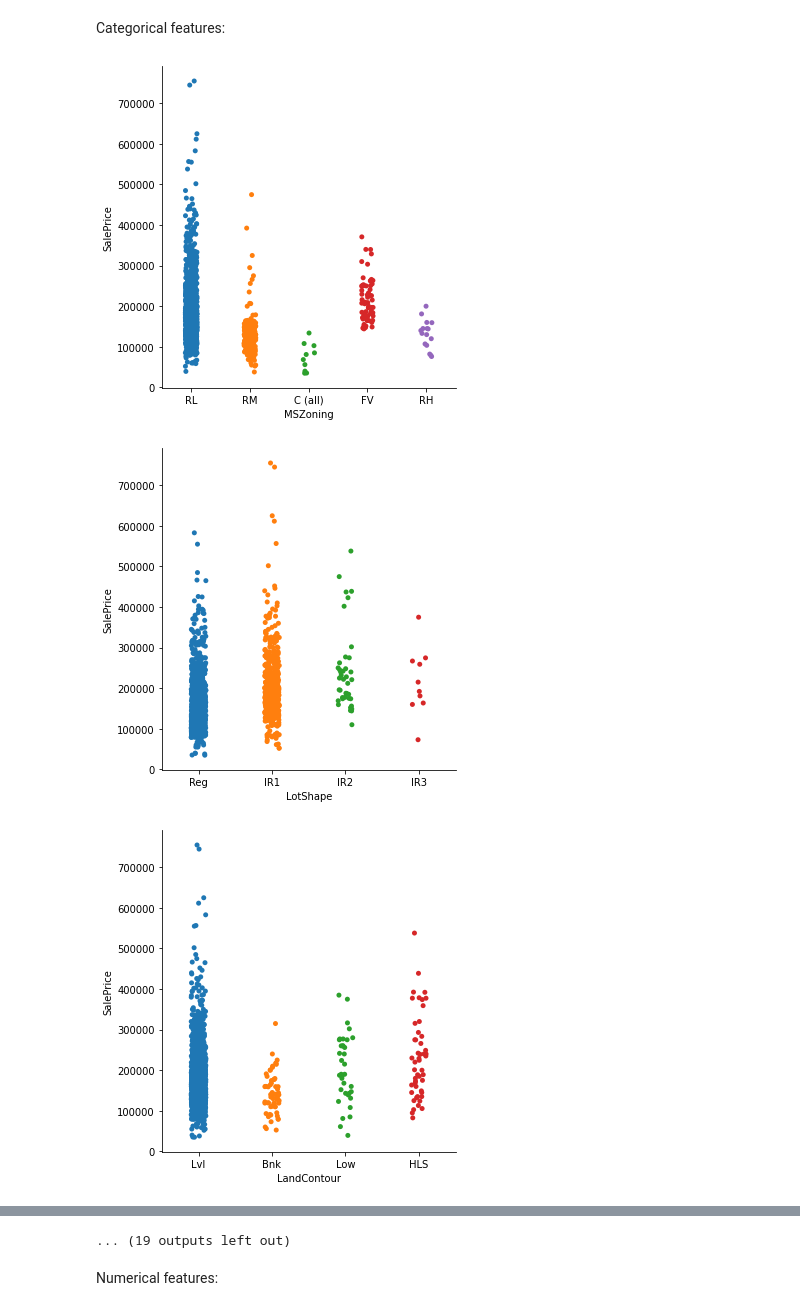
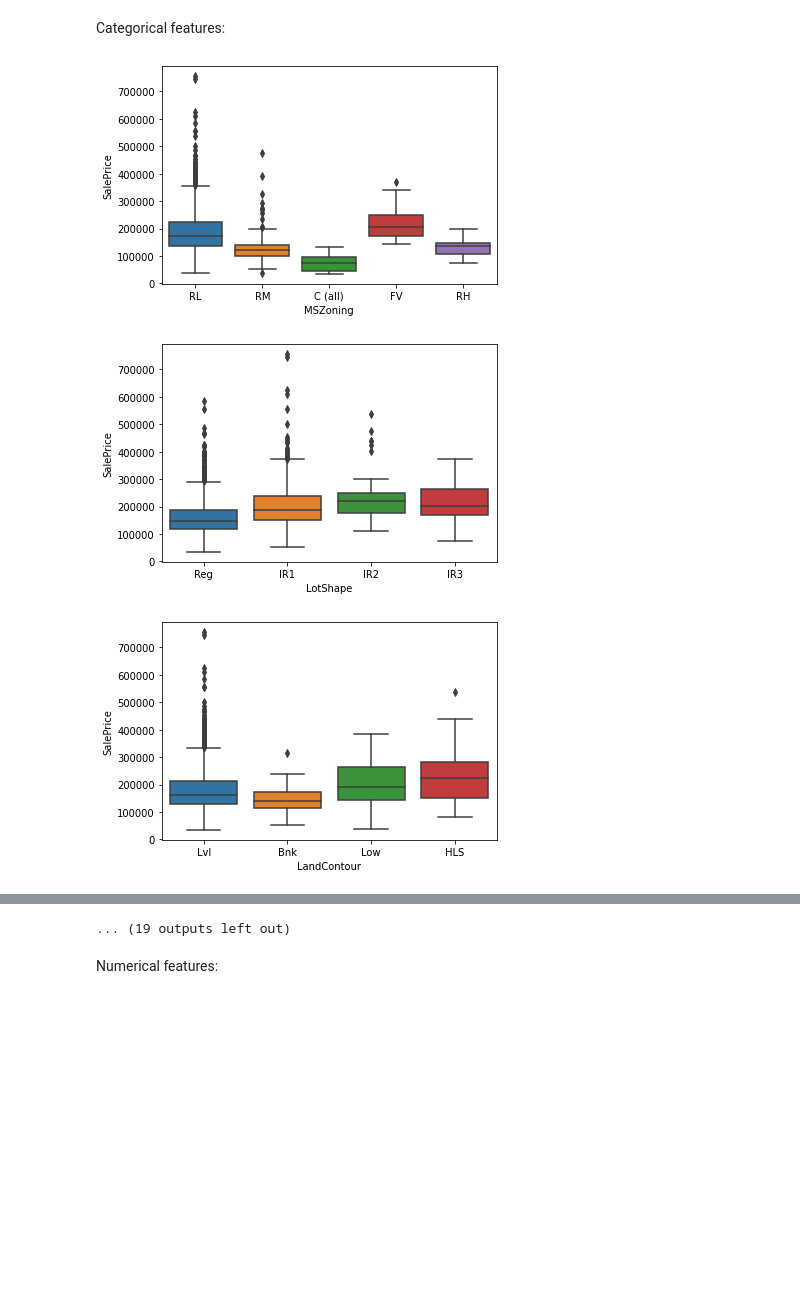
Before and after one commit to Ilshat-Akhmetov/House_Prices_Kaggle_Competition, a Jupyter notebook: House_Prices_Kaggle_Competition.ipynb, the cells around one changed output, grey strips where cells are left out. Cells and saved outputs as stored; diff of their text form; code cells hidden in the pictures; blank space fills up the shorter version.

```diff
--- a/House_Prices_Kaggle_Competition.ipynb
+++ b/House_Prices_Kaggle_Competition.ipynb
@@ -135,7 +135,7 @@ def remove_nans_custom(df):
     obj_features = list(df.select_dtypes(include=['object']).columns)
     int_features = get_num_features_for_train(df)
 #     df[int_features] = df[int_features].apply(lambda x: x.fillna(x.interpolate(method='spline',order = 3)))
-    df[int_features] = df[int_features].apply(lambda x: x.fillna(x.fillna(x.mean())))
+    df[int_features] = df[int_features].apply(lambda x: x.fillna(x.fillna(x.median())))
     df[obj_features] = df[obj_features].apply(lambda x: x.fillna(x.value_counts().index[0]))
     return df
 # %% [markdown]
@@ -148,9 +148,9 @@ df_for_test_no_missing = remove_nans_custom(df_for_test_no_missing)
 # %% [markdown]
 Let's remove all features which are almost constant (consist more than 95% of a certain value)
 # %%
-def get_almost_constant_columns(df, type_of_columns):
+def get_almost_constant_columns(df, type_of_columns, threshold = 0.95):
     almost_constant_column = [feature for feature in df.select_dtypes(include = type_of_columns).columns
-                 if df[feature].value_counts(normalize=True).values[0] > 0.95]
+                 if df[feature].value_counts(normalize=True).values[0] > threshold]
     return almost_constant_column
 # %%
 for feature in df_for_learning_no_missing.select_dtypes(include=['object']).columns:
@@ -177,8 +178,8 @@ Po       7
 Ex       2
 Name: GarageCond, dtype: int64
 # %%
-# remove all columns which consist on 95%+ of the same value
-almost_constant_column = get_almost_constant_columns(df_for_learning_no_missing,['object'])
+# # remove all columns which consist on 95%+ of the same value
+almost_constant_column = get_almost_constant_columns(df_for_learning_no_missing,['object'], threshold=0.95)
 almost_constant_column
 # %% [output]
 ['Street',
@@ -261,7 +269,7 @@ Name: MiscVal, dtype: float64
 # %% [markdown]
 You see, there are many feaures can be binarized or totally removed
 # %%
-almost_constant_column_int = get_almost_constant_columns(df_for_learning_no_missing,['int64','float64'])
+almost_constant_column_int = get_almost_constant_columns(df_for_learning_no_missing,['int64','float64'], threshold = 0.95)
 almost_constant_column_int
 # %% [output]
 ['LowQualFinSF', 'KitchenAbvGr', 'Threeseasonporch', 'PoolArea', 'MiscVal']
@@ -278,9 +286,9 @@ Let's take a look how SalePrice depends on other columns
 Categorical features:
 # %%
 for feature_obj in df_for_learning_no_missing.select_dtypes(include=['object']).columns:
-    sns.catplot(x=df_for_learning_no_missing[feature_obj], y=df_for_learning_no_missing['SalePrice'], data=df_for_learning)
+    sns.boxplot(x=df_for_learning_no_missing[feature_obj], y=df_for_learning_no_missing['SalePrice'], data=df_for_learning)
     plt.show()
 # %% [output]
-[figure, old version]
+[figure, new version]
-[figure, old version]
+[figure, new version]
-[figure, old version]
+[figure, new version]
```
Also changed, not shown: parts of 58 cells of this notebook.
